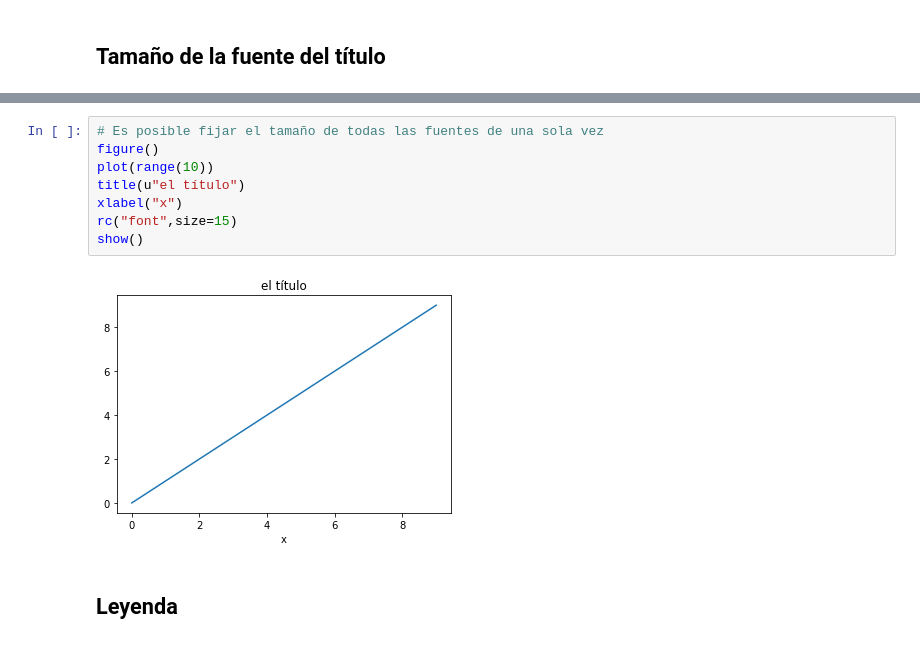
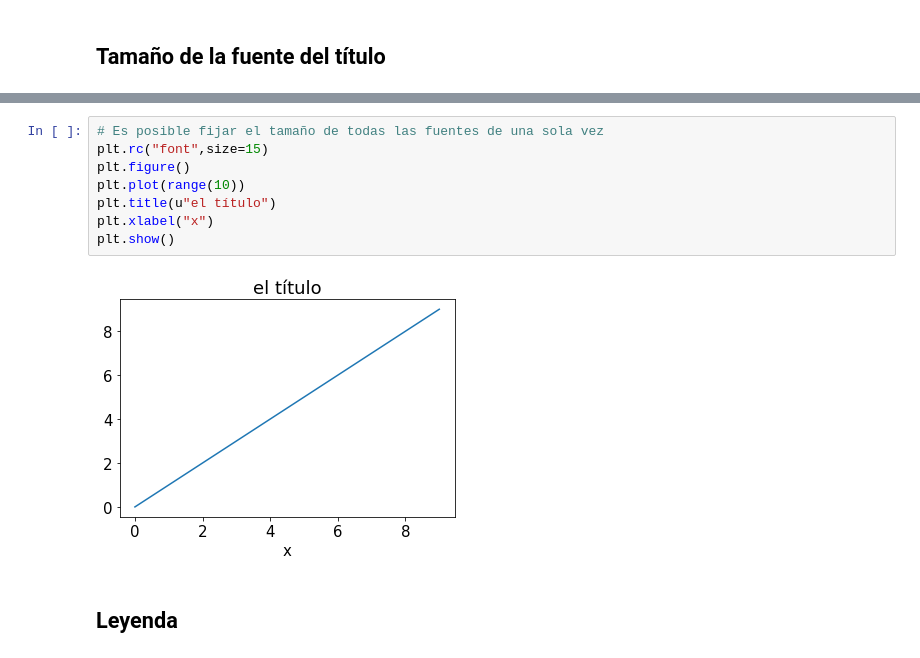
Before and after one commit to PythonBootcampUniandes/notas-de-clase, a Jupyter notebook: Modulos cientificos/MatplotlibBasico.ipynb, the cells around one changed output, grey strips where cells are left out. Saved outputs shown, nothing was run; the diff lists cells and outputs as text.

```diff
--- a/Modulos cientificos/MatplotlibBasico.ipynb
+++ b/Modulos cientificos/MatplotlibBasico.ipynb
@@ -316,14 +301,14 @@ show()
 [figure]
 # %%
 # Es posible fijar el tamaño de todas las fuentes de una sola vez
-figure()
-plot(range(10))
-title(u"el título")
-xlabel("x")
-rc("font",size=15)
-show()
+plt.rc("font",size=15)
+plt.figure()
+plt.plot(range(10))
+plt.title(u"el título")
+plt.xlabel("x")
+plt.show()
 # %% [output]
-[figure, old version]
+[figure, new version]
 # %% [markdown]
 ## Leyenda
 # %%
```
Also changed, not shown: parts of 24 cells of this notebook.
